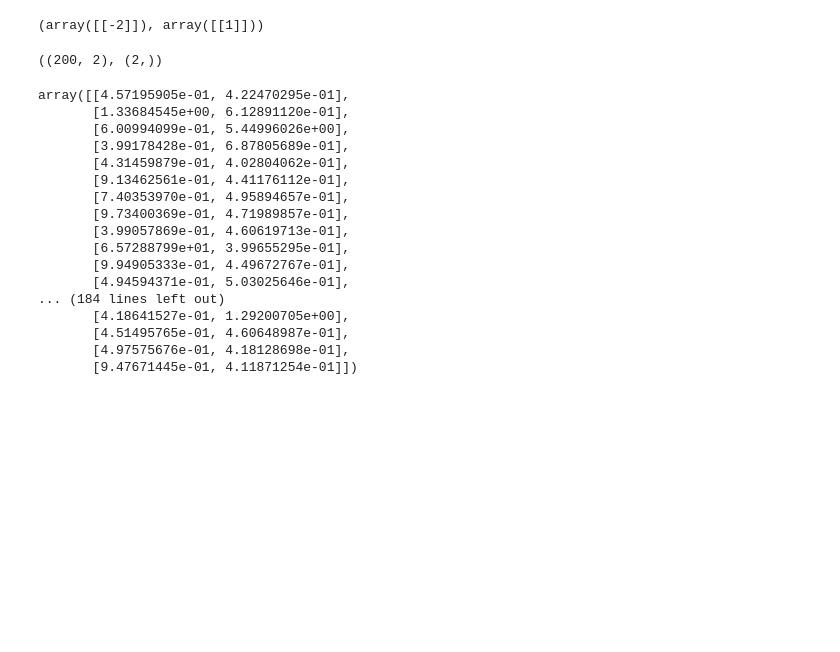
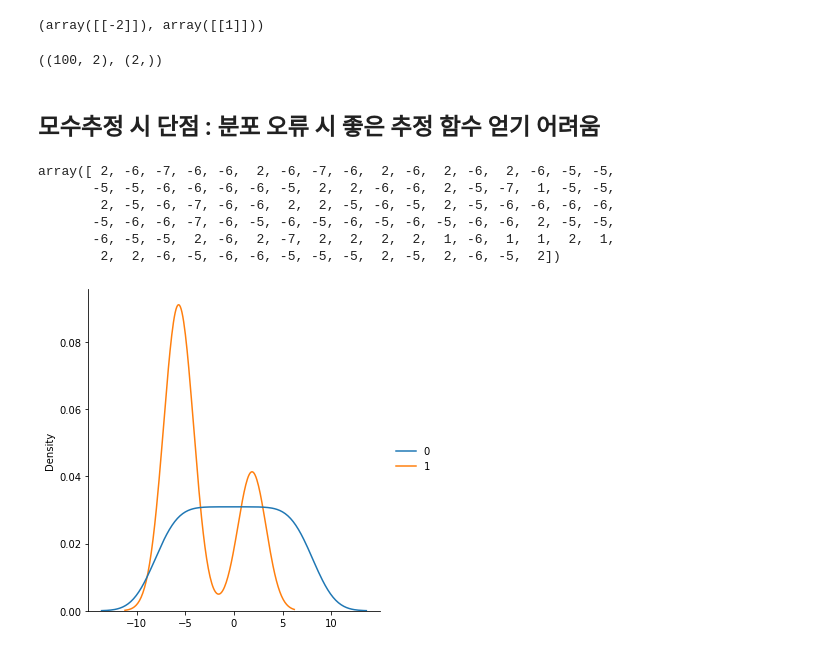
Before and after one commit to yojulab/knou_study_machinglearning, a Jupyter notebook: codes/sanghunoh/03_데이터_통계로분석_모수추정.ipynb, the cells around one changed output. Drawn from its saved outputs; the diff is of its cells as text; code cells hidden in the pictures; blank space fills up the shorter version.

Commit message:
모수추정

```diff
--- a/codes/sanghunoh/03_데이터_통계로분석_모수추정.ipynb
+++ b/codes/sanghunoh/03_데이터_통계로분석_모수추정.ipynb
@@ -90,7 +90,7 @@ np.invert(sigma_rand), sigma_rand
 # %% [output]
 (array([[-2]]), array([[1]]))
 # %%
-# normal_rand_1[:,1].shape
-(normal_rand_1-mu_rand).shape, (normal_rand_1[1]-mu_rand).shape
+# normal_rand[:,1].shape
+(normal_rand-mu_rand).shape, (normal_rand[1]-mu_rand).shape
 # %% [output]
-((200, 2), (2,))
+((100, 2), (2,))
@@ -97,20 +103,23 @@ np.invert(sigma_rand), sigma_rand
 # %%
-1/np.sqrt(2*np.pi*np.linalg.det(sigma_rand))*np.exp(-1/2*(normal_rand_1-mu_rand)*np.invert(sigma_rand)*(normal_rand_1-mu_rand))
+# 1/np.sqrt(2*np.pi*np.linalg.det(sigma_rand))*np.exp(-1/2*(normal_rand-mu_rand)*np.invert(sigma_rand)*(normal_rand-mu_rand))
-# %% [output]
-array([[4.57195905e-01, 4.22470295e-01],
-       [1.33684545e+00, 6.12891120e-01],
-       [6.00994099e-01, 5.44996026e+00],
-       [3.99178428e-01, 6.87805689e-01],
-       [4.31459879e-01, 4.02804062e-01],
-       [9.13462561e-01, 4.41176112e-01],
-       [7.40353970e-01, 4.95894657e-01],
-       [9.73400369e-01, 4.71989857e-01],
-       [3.99057869e-01, 4.60619713e-01],
-       [6.57288799e+01, 3.99655295e-01],
-       [9.94905333e-01, 4.49672767e-01],
-       [4.94594371e-01, 5.03025646e-01],
-... (184 lines left out)
-       [4.18641527e-01, 1.29200705e+00],
-       [4.51495765e-01, 4.60648987e-01],
-       [4.97575676e-01, 4.18128698e-01],
-       [9.47671445e-01, 4.11871254e-01]])
+# %% [markdown]
+## 모수추정 시 단점 : 분포 오류 시 좋은 추정 함수 얻기 어려움
+# %%
+x_list = np.random.randint(-8,8,5)
+# %%
+pdf_list = np.random.choice(x_list, p=[0.05, 0.3, 0.2, 0.05, 0.4], size=(100)) # PDF(Probability Density Function)-적분
+pdf_list
+# %% [output]
+array([ 2, -6, -7, -6, -6,  2, -6, -7, -6,  2, -6,  2, -6,  2, -6, -5, -5,
+       -5, -5, -6, -6, -6, -6, -5,  2,  2, -6, -6,  2, -5, -7,  1, -5, -5,
+        2, -5, -6, -7, -6, -6,  2,  2, -5, -6, -5,  2, -5, -6, -6, -6, -6,
+       -5, -6, -6, -7, -6, -5, -6, -5, -6, -5, -6, -5, -6, -6,  2, -5, -5,
+       -6, -5, -5,  2, -6,  2, -7,  2,  2,  2,  2,  1, -6,  1,  1,  2,  1,
+        2,  2, -6, -5, -6, -6, -5, -5, -5,  2, -5,  2, -6, -5,  2])
+# %%
+import seaborn as sns
+sns.displot([x,pdf_list], kind='kde')    # kdep은 커널 밀도 추정(kernal density estimation)
+# sns.displot(, kind='kde')
+plt.show()
+# %% [output]
+[figure, added]
```
Also changed, not shown: parts of 7 cells of this notebook.
